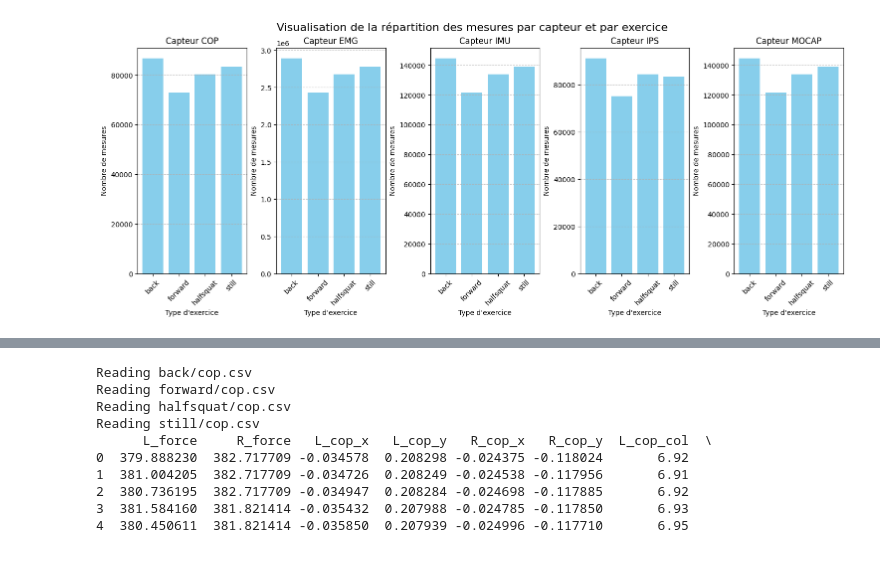
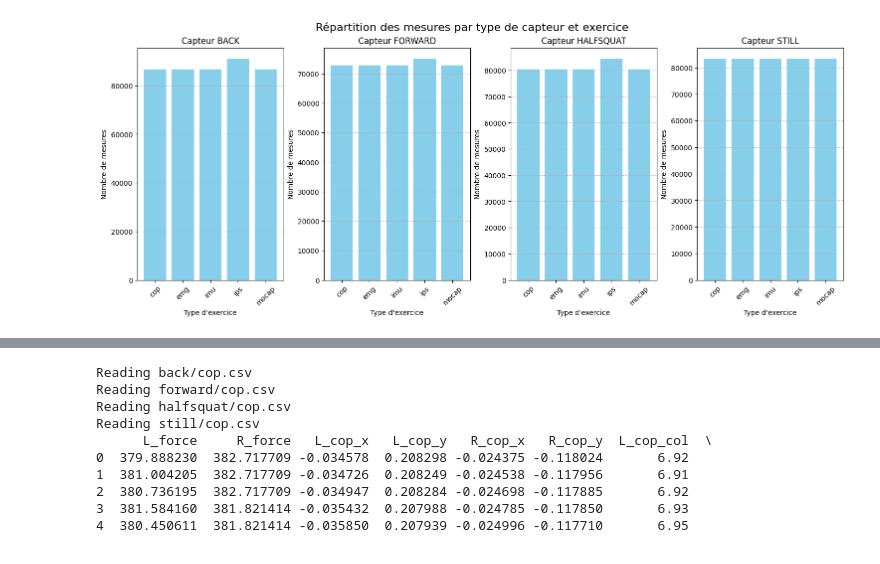
Before and after one commit to Florian-DAUVERGNE/Projet_Architectures_de_traitement_complexes, a Jupyter notebook: projet.ipynb, the cells around one changed output, grey strips where cells are left out. Drawn from its saved outputs; the diff is of its cells as text; code cells hidden in the pictures.

```diff
--- a/projet.ipynb
+++ b/projet.ipynb
@@ -47,20 +86,17 @@ def existing_directory(output_dir):
 # %%
-for exercice in EXERCICES_TYPE:
-    for sensor in SENSORS_TYPE:
-        output_dir = f"{PROCESSED_DATASETS_PATH}/unbalanced/{exercice}/{sensor}.csv"
-        if existing_directory(output_dir):
-            continue
-        df = pd.DataFrame()
+def combine_and_harmonize(sensor,sensor_rate,correct_rate):
+    df = pd.DataFrame()
+
+    for exercice in EXERCICES_TYPE:
         for i in range(1, SAMPLE_SIZE):
             try:
                 input_file = f'{UNPROCESSED_DATASETS_PATH}/{i}/{exercice}/{sensor}_1.csv'
+                correct_sampling = process_data(f"{UNPROCESSED_DATASETS_PATH}/{i}/{exercice}/cop_1.csv")
                 print(f'Reading {input_file}')
-
-                processed_data = process_data(input_file)
+                processed_data = resampling(process_data(input_file),correct_sampling,sensor_rate,correct_rate)
+                processed_data['label'] = exercice
                 df = pd.concat([df, processed_data], axis=0).reset_index(drop=True)
             except Exception as e:
                 print(f"Error processing file {input_file}: {e}")
                 continue
-
-        print(f"Saving {exercice} to {output_dir}")
-        save_to_csv(df, output_dir)
+    return df
@@ -85,5 +126,6 @@ Saving still to processed_datasets/unbalanced/still/mocap.csv
 # %%
-number_of_measures = pd.DataFrame(columns=SENSORS_TYPE, index=EXERCICES_TYPE)
+number_of_measures = pd.DataFrame(columns=EXERCICES_TYPE, index=SENSORS_TYPE)
 for exercice in EXERCICES_TYPE:
     for sensor in SENSORS_TYPE:
-        number_of_measures.loc[exercice, sensor] = pd.read_csv(f"{PROCESSED_DATASETS_PATH}/unbalanced/{exercice}/{sensor}.csv").shape[0]
+        data = pd.read_csv(f"{PROCESSED_DATASETS_PATH}/unbalanced/{sensor}.csv")
+        number_of_measures.loc[sensor,exercice] = data[data['label'] == exercice].shape[0]
@@ -90,22 +162,22 @@ for exercice in EXERCICES_TYPE:
 # %%
-# Paramètres pour définir le nombre de colonnes en fonction du nombre de capteurs
-num_sensors = len(SENSORS_TYPE)
+# Nombre de types de capteurs
+num_sensors = len(number_of_measures.columns)
 fig, axs = plt.subplots(1, num_sensors, figsize=(15, 6), constrained_layout=True)
 
-for i, sensor in enumerate(SENSORS_TYPE):
-    # Visualisation de la répartition des classes pour chaque capteur
-    axs[i].bar(EXERCICES_TYPE, number_of_measures[sensor], color='skyblue')
-    axs[i].set_xlabel("Type d'exercice")
-    axs[i].set_ylabel("Nombre de mesures")
+# Visualisation pour chaque capteur
+for i, sensor in enumerate(number_of_measures.columns):
+    axs[i].bar(number_of_measures.index, number_of_measures[sensor], color='skyblue')
+    axs[i].set_xlabel("Type d'exercice", fontsize=10)
+    axs[i].set_ylabel("Nombre de mesures", fontsize=10)
     axs[i].set_title(f"Capteur {sensor.upper()}", fontsize=12)
     axs[i].tick_params(axis='x', rotation=45)  # Rotation des labels de l'axe x pour plus de lisibilité
     axs[i].grid(axis='y', linestyle='--', alpha=0.7)  # Ajout d'une grille sur l'axe y
 
 # Titre global pour la figure
-fig.suptitle("Visualisation de la répartition des mesures par capteur et par exercice", fontsize=16)
+fig.suptitle("Répartition des mesures par type de capteur et exercice", fontsize=16)
 plt.show()
 # %% [output]
-[figure, old version]
+[figure, new version]
 # %%
 rus = RandomUnderSampler(random_state=42)
 
```
Also changed, not shown: parts of 20 cells of this notebook.
